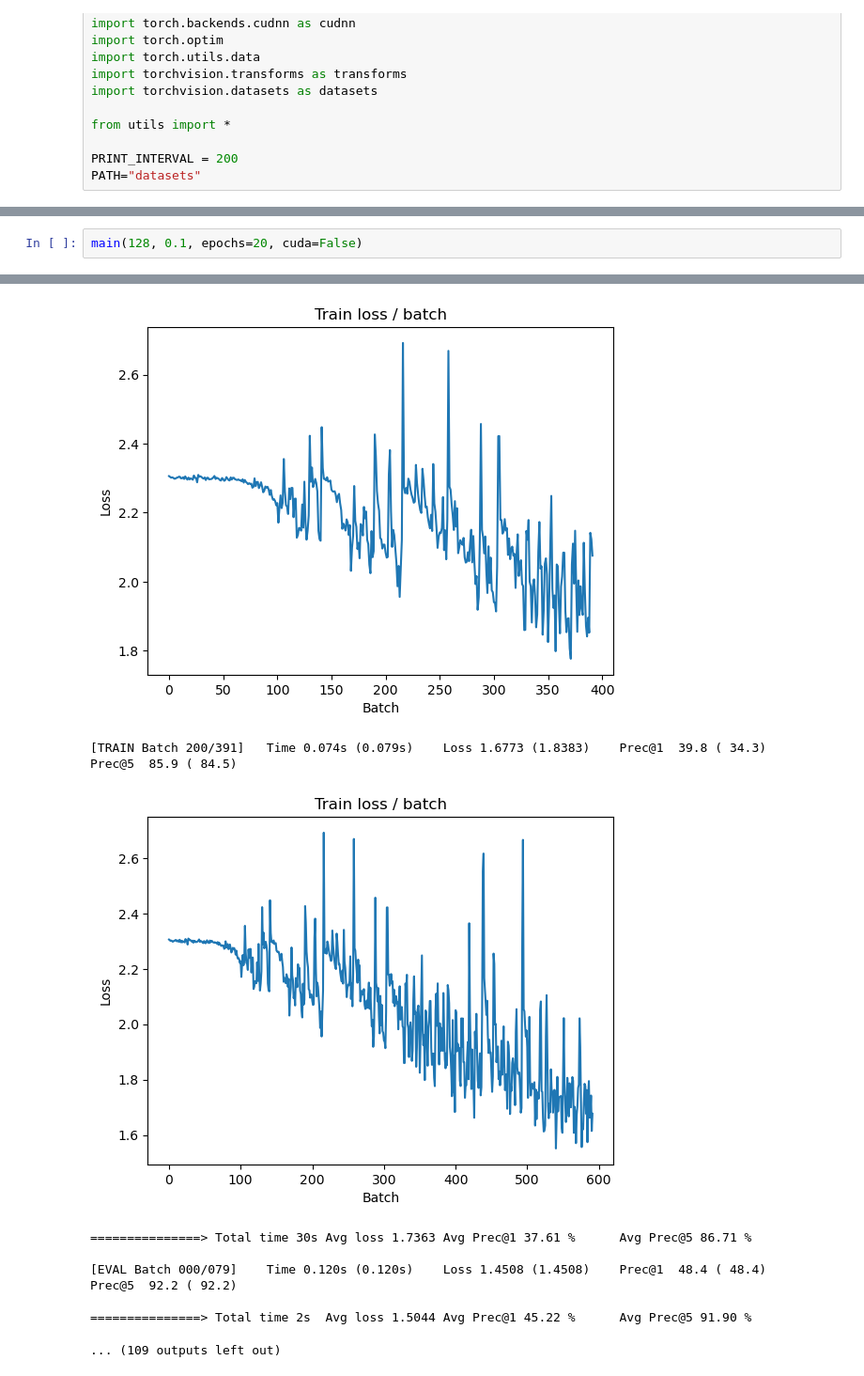
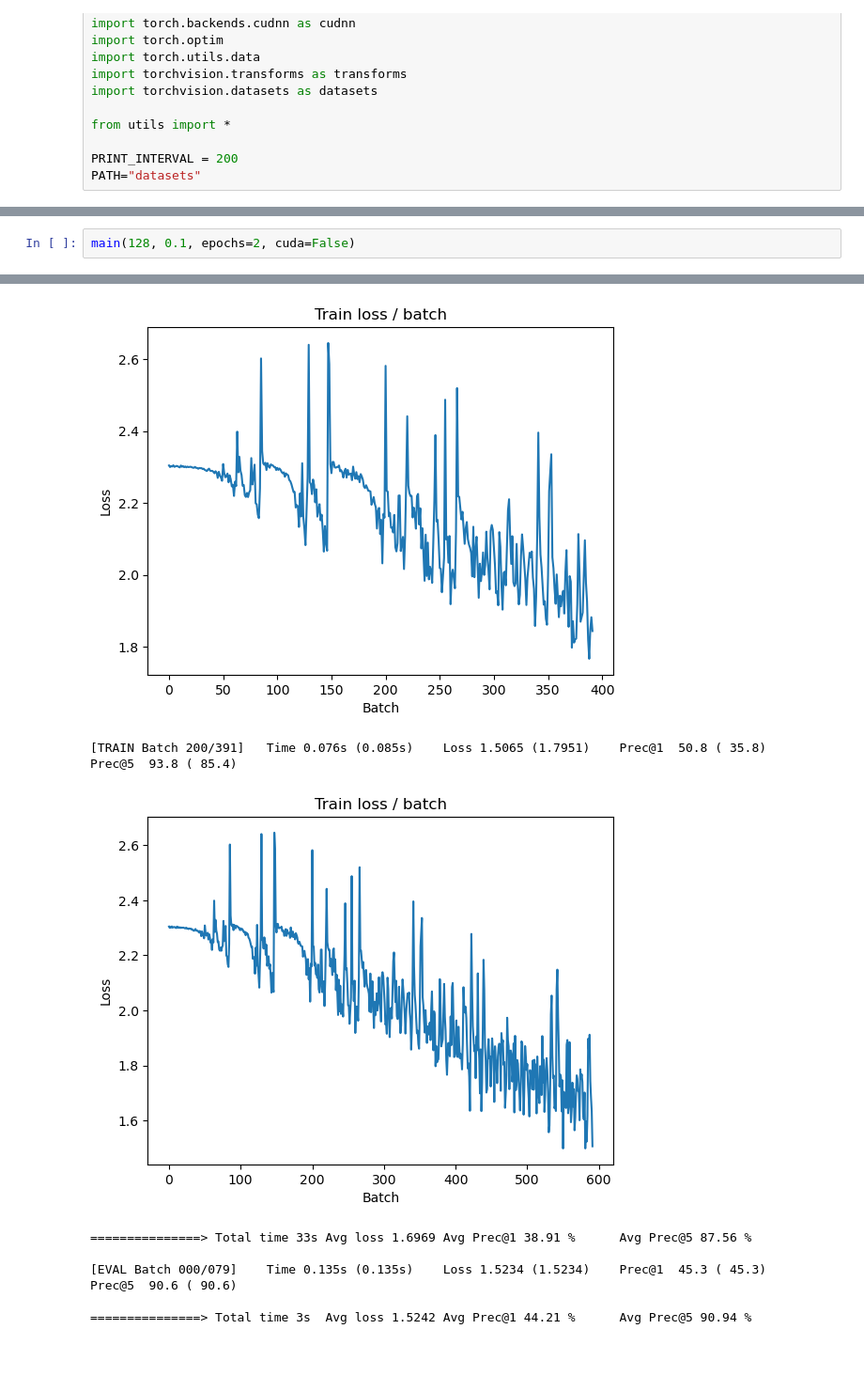
Before and after one commit to MrBigoudi/RDFIA-Labs, a Jupyter notebook: Lab2/1_cd_CNNs.ipynb, the cells around one changed output, grey strips where cells are left out. Shown at 94% size. Saved outputs shown, nothing was run; the diff lists cells and outputs as text.

```diff
--- a/Lab2/1_cd_CNNs.ipynb
+++ b/Lab2/1_cd_CNNs.ipynb
@@ -241,7 +241,7 @@ def main(batch_size=128, lr=0.1, epochs=5, cuda=False):
         # plot
         plot.update(loss.avg, loss_test.avg, top1_acc.avg, top1_acc_test.avg)
 # %%
-main(128, 0.1, epochs=20, cuda=False)
+main(128, 0.1, epochs=2, cuda=False)
 # %% [output]
 Files already downloaded and verified
 Files already downloaded and verified
@@ -268,9 +268,8 @@ Files already downloaded and verified
-[figure, old version]
+[figure, new version]
-[TRAIN Batch 200/391]   Time 0.074s (0.079s)    Loss 1.6773 (1.8383)    Prec@1  39.8 ( 34.3)    Prec@5  85.9 ( 84.5)
+[TRAIN Batch 200/391]   Time 0.076s (0.085s)    Loss 1.5065 (1.7951)    Prec@1  50.8 ( 35.8)    Prec@5  93.8 ( 85.4)
-[figure, old version]
+[figure, new version]
-===============> Total time 30s Avg loss 1.7363 Avg Prec@1 37.61 %      Avg Prec@5 86.71 %
+===============> Total time 33s Avg loss 1.6969 Avg Prec@1 38.91 %      Avg Prec@5 87.56 %
 
-[EVAL Batch 000/079]    Time 0.120s (0.120s)    Loss 1.4508 (1.4508)    Prec@1  48.4 ( 48.4)    Prec@5  92.2 ( 92.2)
+[EVAL Batch 000/079]    Time 0.135s (0.135s)    Loss 1.5234 (1.5234)    Prec@1  45.3 ( 45.3)    Prec@5  90.6 ( 90.6)
 
-===============> Total time 2s  Avg loss 1.5044 Avg Prec@1 45.22 %      Avg Prec@5 91.90 %
+===============> Total time 3s  Avg loss 1.5242 Avg Prec@1 44.21 %      Avg Prec@5 90.94 %
-... (109 outputs left out)
```
Also changed, not shown: parts of 3 cells of this notebook, 12 other files.
